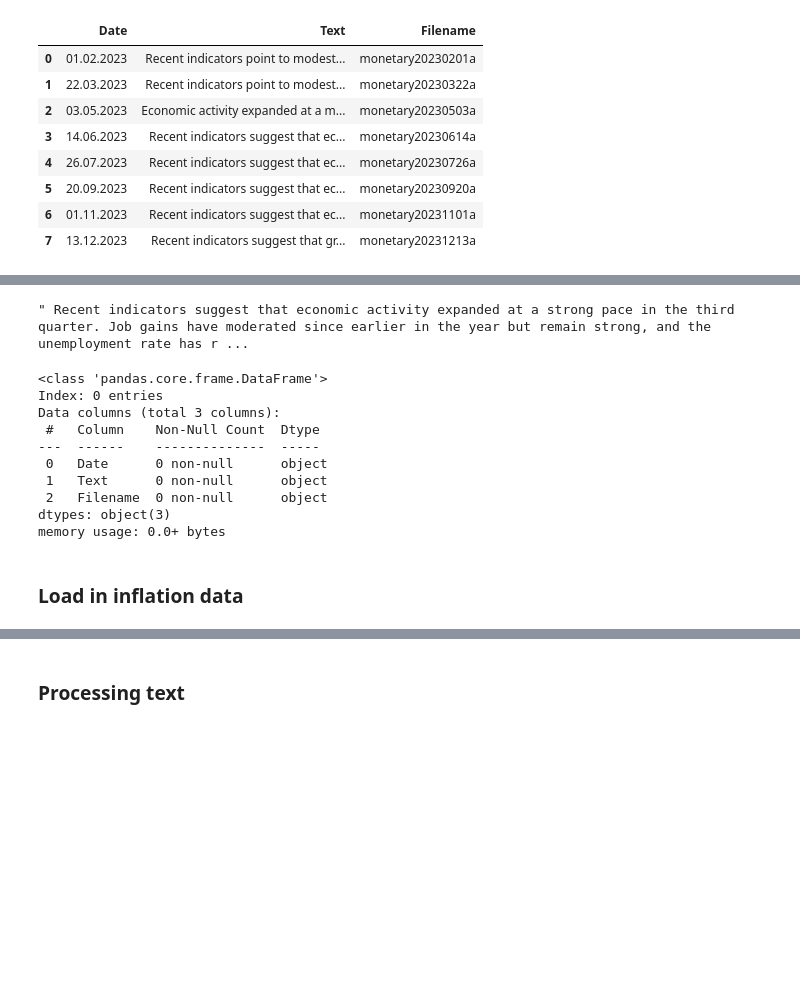
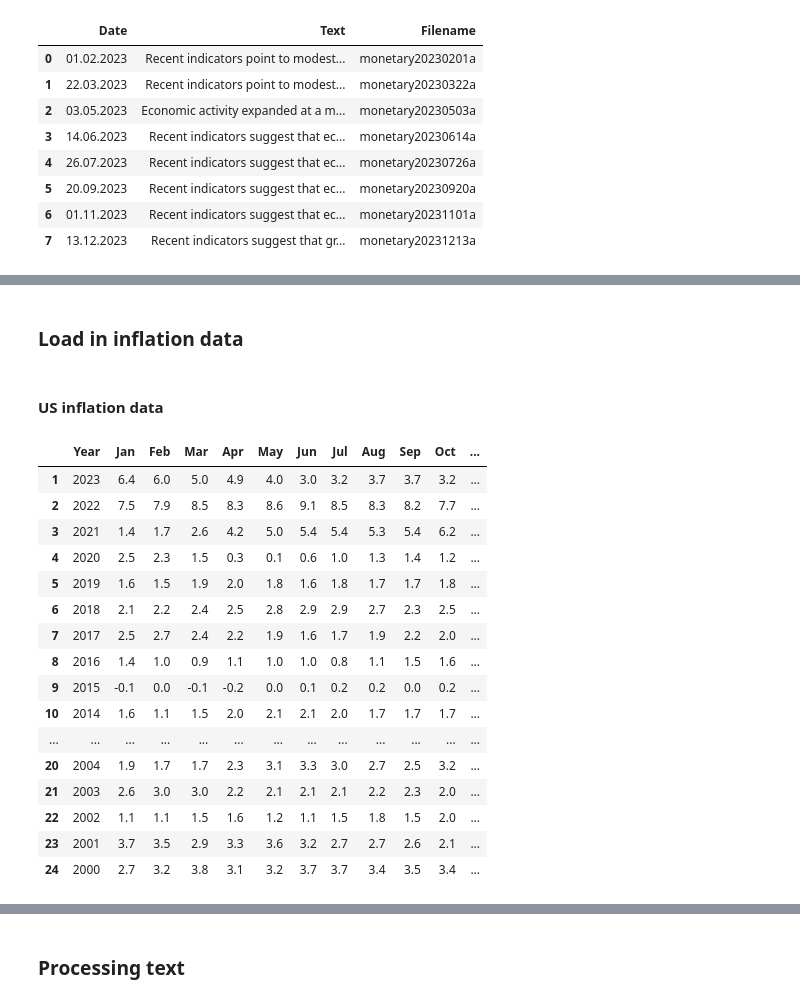
Before and after one commit to timtheuz/ICBIRDIRM, a Jupyter notebook: main.ipynb, the cells around one changed output, grey strips where cells are left out. Drawn from its saved outputs; the diff is of its cells as text; code cells hidden in the pictures; blank space fills up the shorter version.

```diff
--- a/main.ipynb
+++ b/main.ipynb
@@ -187,22 +150,3 @@ len(list)
-# %%
-text = ' '.join(map(str, list))
-text
-# %% [output]
-" Recent indicators suggest that economic activity expanded at a strong pace in the third quarter. Job gains have moderated since earlier in the year but remain strong, and the unemployment rate has r ...
-# %%
-df_fomc_press_statements = pd.DataFrame(columns = {"Filename", "Date", "Text"})
-df_fomc_press_statements.info()
-# %% [output]
-<class 'pandas.core.frame.DataFrame'>
-Index: 0 entries
-Data columns (total 3 columns):
- #   Column    Non-Null Count  Dtype
----  ------    --------------  -----
- 0   Date      0 non-null      object
- 1   Text      0 non-null      object
- 2   Filename  0 non-null      object
-dtypes: object(3)
-memory usage: 0.0+ bytes
 # %%
 def fill_df():
 
@@ -211,3 +155,5 @@ def fill_df():
     df_fomc_press_statements['Text'] = text
 # %% [markdown]
 ### Load in inflation data
+# %% [markdown]
+#### US inflation data
@@ -213,0 +179,22 @@ def fill_df():
+# %%
+df_us_inf = df
+#df_us_inf = df_us_inf.drop(0)
+df_us_inf
+# %% [output]
+|  | Year | Jan | Feb | Mar | Apr | May | Jun | Jul | Aug | Sep | Oct | ... |
+| 1 | 2023 | 6.4 | 6.0 | 5.0 | 4.9 | 4.0 | 3.0 | 3.2 | 3.7 | 3.7 | 3.2 | ... |
+| 2 | 2022 | 7.5 | 7.9 | 8.5 | 8.3 | 8.6 | 9.1 | 8.5 | 8.3 | 8.2 | 7.7 | ... |
+| 3 | 2021 | 1.4 | 1.7 | 2.6 | 4.2 | 5.0 | 5.4 | 5.4 | 5.3 | 5.4 | 6.2 | ... |
+| 4 | 2020 | 2.5 | 2.3 | 1.5 | 0.3 | 0.1 | 0.6 | 1.0 | 1.3 | 1.4 | 1.2 | ... |
+| 5 | 2019 | 1.6 | 1.5 | 1.9 | 2.0 | 1.8 | 1.6 | 1.8 | 1.7 | 1.7 | 1.8 | ... |
+| 6 | 2018 | 2.1 | 2.2 | 2.4 | 2.5 | 2.8 | 2.9 | 2.9 | 2.7 | 2.3 | 2.5 | ... |
+| 7 | 2017 | 2.5 | 2.7 | 2.4 | 2.2 | 1.9 | 1.6 | 1.7 | 1.9 | 2.2 | 2.0 | ... |
+| 8 | 2016 | 1.4 | 1.0 | 0.9 | 1.1 | 1.0 | 1.0 | 0.8 | 1.1 | 1.5 | 1.6 | ... |
+| 9 | 2015 | -0.1 | 0.0 | -0.1 | -0.2 | 0.0 | 0.1 | 0.2 | 0.2 | 0.0 | 0.2 | ... |
+| 10 | 2014 | 1.6 | 1.1 | 1.5 | 2.0 | 2.1 | 2.1 | 2.0 | 1.7 | 1.7 | 1.7 | ... |
+| ... | ... | ... | ... | ... | ... | ... | ... | ... | ... | ... | ... | ... |
+| 20 | 2004 | 1.9 | 1.7 | 1.7 | 2.3 | 3.1 | 3.3 | 3.0 | 2.7 | 2.5 | 3.2 | ... |
+| 21 | 2003 | 2.6 | 3.0 | 3.0 | 2.2 | 2.1 | 2.1 | 2.1 | 2.2 | 2.3 | 2.0 | ... |
+| 22 | 2002 | 1.1 | 1.1 | 1.5 | 1.6 | 1.2 | 1.1 | 1.5 | 1.8 | 1.5 | 2.0 | ... |
+| 23 | 2001 | 3.7 | 3.5 | 2.9 | 3.3 | 3.6 | 3.2 | 2.7 | 2.7 | 2.6 | 2.1 | ... |
+| 24 | 2000 | 2.7 | 3.2 | 3.8 | 3.1 | 3.2 | 3.7 | 3.7 | 3.4 | 3.5 | 3.4 | ... |
```
Also changed, not shown: parts of 24 cells of this notebook.
